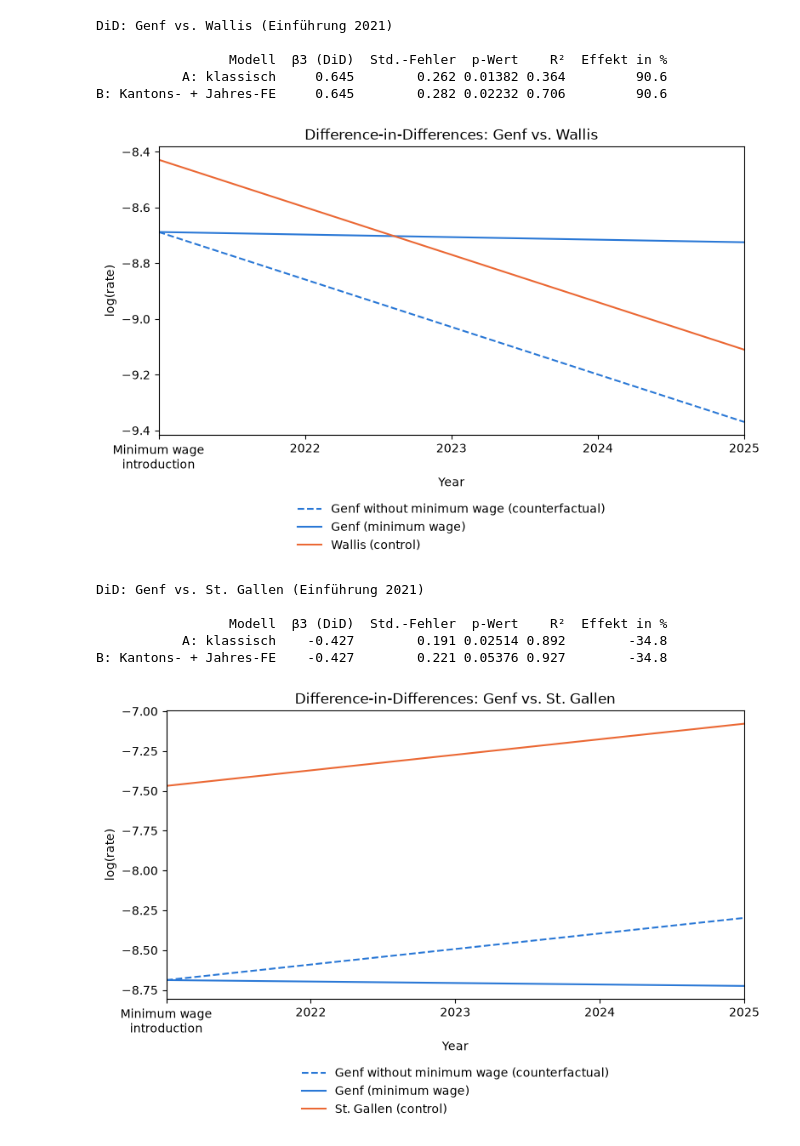
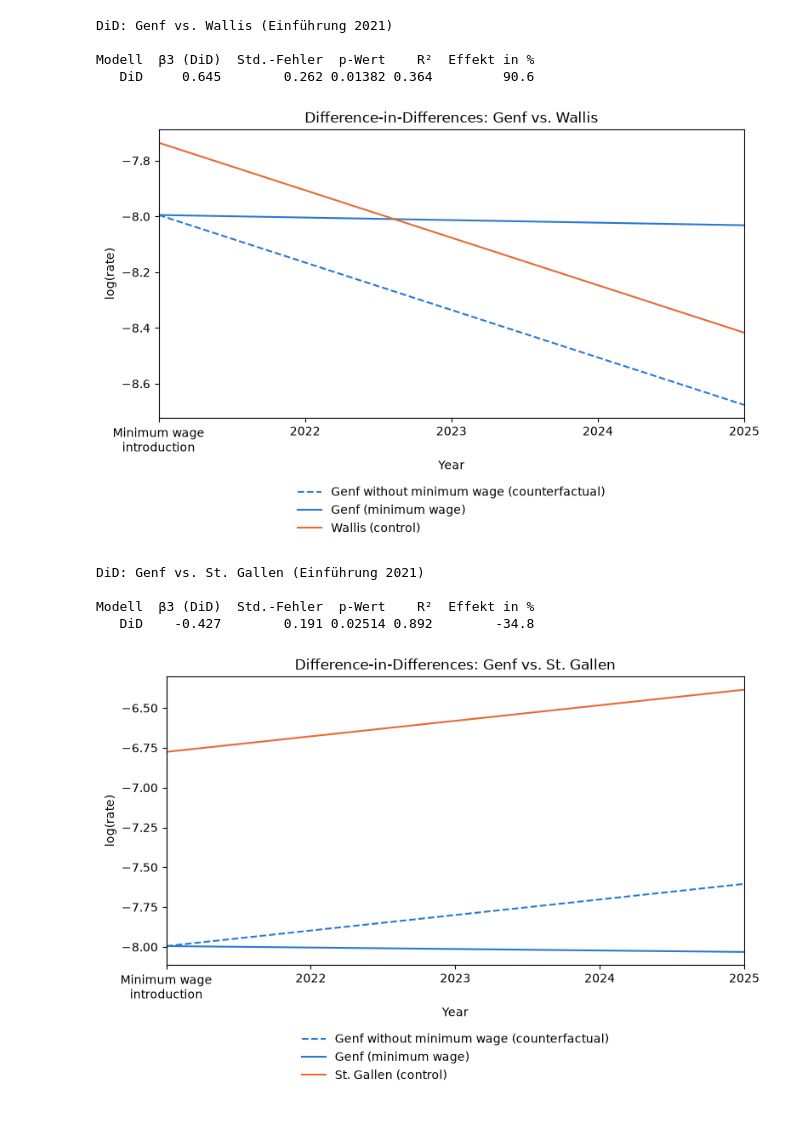
Before and after one commit to GianlucaZumbuehl/Python-Project-HS26-Criminality-and-Minimum-Wage, a Jupyter notebook: Group_project_part_caner/DiD.ipynb, the cells around one changed output. Cells and saved outputs as stored; diff of their text form; code cells hidden in the pictures.

```diff
--- a/Group_project_part_caner/DiD.ipynb
+++ b/Group_project_part_caner/DiD.ipynb
@@ -292,7 +378,7 @@ EINFUEHRUNG        = 2021          # erstes volles Jahr mit Mindestlohn
 # =============================================================
 # 2. Daten laden und vorbereiten
 # =============================================================
-df = pd.read_csv("Crime_Pop_clean_copy.csv")
+df = pd.read_csv("Crime_Pop_clean_copy2.csv")
 d = df[df["Canton"].isin([MINDESTLOHN_KANTON, KONTROLL_KANTON])].copy()
 
 # Outcome: log der Rate (Beschuldigte / Bevölkerung)
@@ -311,17 +397,17 @@ mA = smf.ols("log_rate ~ Treat + After + Treat:After", data=d).fit(cov_type="HC1
 
 # Variante B: mit Kantons- und Jahres-Fixed-Effects
 #   Treat -> C(Canton), After -> C(Year)
-mB = smf.ols("log_rate ~ Treat:After + C(Canton) + C(Year)", data=d).fit(cov_type="HC1")
+#mB = smf.ols("log_rate ~ Treat:After + C(Canton) + C(Year)", data=d).fit(cov_type="HC1")
 
 # =============================================================
 # 4. Ergebnisse
 # =============================================================
 ergebnis = pd.DataFrame({
-    "Modell": ["A: klassisch", "B: Kantons- + Jahres-FE"],
-    "β3 (DiD)": [mA.params["Treat:After"], mB.params["Treat:After"]],
-    "Std.-Fehler": [mA.bse["Treat:After"], mB.bse["Treat:After"]],
-    "p-Wert": [mA.pvalues["Treat:After"], mB.pvalues["Treat:After"]],
-    "R²": [mA.rsquared, mB.rsquared],
+    "Modell": ["DiD"], #"B: Kantons- + Jahres-FE"],
+    "β3 (DiD)": [mA.params["Treat:After"]],# mB.params["Treat:After"]],
+    "Std.-Fehler": [mA.bse["Treat:After"]],# mB.bse["Treat:After"]],
+    "p-Wert": [mA.pvalues["Treat:After"]],# mB.pvalues["Treat:After"]],
+    "R²": [mA.rsquared],# mB.rsquared],
 })
 ergebnis["Effekt in %"] = (np.exp(ergebnis["β3 (DiD)"]) - 1) * 100
 
@@ -329,9 +415,8 @@ print(f"DiD: {MINDESTLOHN_KANTON} vs. {KONTROLL_KANTON} (Einführung {EINFUEHRUN
 print(ergebnis.round({"β3 (DiD)": 3, "Std.-Fehler": 3, "p-Wert": 5, "R²": 3, "Effekt in %": 1})
       .to_string(index=False))
 
-# =============================================================
-# 5. Grafik
-# =============================================================
+import matplotlib.pyplot as plt
+
 b0, b1, b2, b3 = mA.params[["Intercept", "Treat", "After", "Treat:After"]]
 
 # x-Achse: vom Einführungsjahr bis zum letzten Jahr in den Daten
@@ -363,10 +448,9 @@ plt.show()
 # %% [output]
 DiD: Genf vs. Wallis (Einführung 2021)
 
-                 Modell  β3 (DiD)  Std.-Fehler  p-Wert    R²  Effekt in %
-           A: klassisch     0.645        0.262 0.01382 0.364         90.6
-B: Kantons- + Jahres-FE     0.645        0.282 0.02232 0.706         90.6
+Modell  β3 (DiD)  Std.-Fehler  p-Wert    R²  Effekt in %
+   DiD     0.645        0.262 0.01382 0.364         90.6
-[figure, old version]
+[figure, new version]
 # %%
 ###Genf -ST GAllen
 
@@ -385,7 +469,7 @@ EINFUEHRUNG        = 2021          # erstes volles Jahr mit Mindestlohn
 # =============================================================
 # 2. Daten laden und vorbereiten
 # =============================================================
-df = pd.read_csv("Crime_Pop_clean_copy.csv")
+df = pd.read_csv("Crime_Pop_clean_copy2.csv")
 d = df[df["Canton"].isin([MINDESTLOHN_KANTON, KONTROLL_KANTON])].copy()
 
 # Outcome: log der Rate (Beschuldigte / Bevölkerung)
@@ -404,17 +488,17 @@ mA = smf.ols("log_rate ~ Treat + After + Treat:After", data=d).fit(cov_type="HC1
 
 # Variante B: mit Kantons- und Jahres-Fixed-Effects
 #   Treat -> C(Canton), After -> C(Year)
-mB = smf.ols("log_rate ~ Treat:After + C(Canton) + C(Year)", data=d).fit(cov_type="HC1")
+#mB = smf.ols("log_rate ~ Treat:After + C(Canton) + C(Year)", data=d).fit(cov_type="HC1")
 
 # =============================================================
 # 4. Ergebnisse
 # =============================================================
 ergebnis = pd.DataFrame({
-    "Modell": ["A: klassisch", "B: Kantons- + Jahres-FE"],
-    "β3 (DiD)": [mA.params["Treat:After"], mB.params["Treat:After"]],
-    "Std.-Fehler": [mA.bse["Treat:After"], mB.bse["Treat:After"]],
-    "p-Wert": [mA.pvalues["Treat:After"], mB.pvalues["Treat:After"]],
-    "R²": [mA.rsquared, mB.rsquared],
+    "Modell": ["DiD"], #"B: Kantons- + Jahres-FE"],
+    "β3 (DiD)": [mA.params["Treat:After"]],# mB.params["Treat:After"]],
+    "Std.-Fehler": [mA.bse["Treat:After"]],# mB.bse["Treat:After"]],
+    "p-Wert": [mA.pvalues["Treat:After"]],# mB.pvalues["Treat:After"]],
+    "R²": [mA.rsquared],# mB.rsquared],
 })
 ergebnis["Effekt in %"] = (np.exp(ergebnis["β3 (DiD)"]) - 1) * 100
 
@@ -422,44 +506,42 @@ print(f"DiD: {MINDESTLOHN_KANTON} vs. {KONTROLL_KANTON} (Einführung {EINFUEHRUN
 print(ergebnis.round({"β3 (DiD)": 3, "Std.-Fehler": 3, "p-Wert": 5, "R²": 3, "Effekt in %": 1})
       .to_string(index=False))
 
-# =============================================================
-# 5. Grafik
-# =============================================================
+import matplotlib.pyplot as plt
+
 b0, b1, b2, b3 = mA.params[["Intercept", "Treat", "After", "Treat:After"]]
 
 # x-Achse: vom Einführungsjahr bis zum letzten Jahr in den Daten
 jahre = list(range(EINFUEHRUNG, d["Year"].max() + 1))
 x = [jahre[0], jahre[-1]]
 
 treat      = [b0 + b1, b0 + b1 + b2 + b3]   # Mindestlohn-Kanton
 kontrolle  = [b0,      b0 + b2]             # Kontrollkanton
 kontrafakt = [b0 + b1, b0 + b1 + b2]        # Mindestlohn-Kanton ohne Mindestlohn
 
 plt.figure(figsize=(8, 5.5))
 plt.plot(x, kontrafakt, color="#2a78d6", linestyle="--",
          label=f"{MINDESTLOHN_KANTON} without minimum wage (counterfactual)")
 plt.plot(x, treat, color="#2a78d6", label=f"{MINDESTLOHN_KANTON} (minimum wage)")
 plt.plot(x, kontrolle, color="#eb6834", label=f"{KONTROLL_KANTON} (control)")
 
 beschriftung = ["Minimum wage\nintroduction"] + [str(j) for j in jahre[1:]]
 plt.xticks(jahre, beschriftung)
 plt.xlim(jahre[0], jahre[-1])
 plt.xlabel("Year")
 plt.ylabel("log(rate)")
 plt.title(f"Difference-in-Differences: {MINDESTLOHN_KANTON} vs. {KONTROLL_KANTON}")
 plt.legend(loc="upper center", bbox_to_anchor=(0.5, -0.2), frameon=False)
 plt.tight_layout()
 plt.show()
 
 # Für die ganze Tabelle eines Modells:
 # print(mA.summary())
 # %% [output]
 DiD: Genf vs. St. Gallen (Einführung 2021)
 
-                 Modell  β3 (DiD)  Std.-Fehler  p-Wert    R²  Effekt in %
-           A: klassisch    -0.427        0.191 0.02514 0.892        -34.8
-B: Kantons- + Jahres-FE    -0.427        0.221 0.05376 0.927        -34.8
+Modell  β3 (DiD)  Std.-Fehler  p-Wert    R²  Effekt in %
+   DiD    -0.427        0.191 0.02514 0.892        -34.8
-[figure, old version]
+[figure, new version]
 # %%
 ###Basel Stadt - Luzern
 
```
Also changed, not shown: parts of 6 cells of this notebook, 1 other file.
